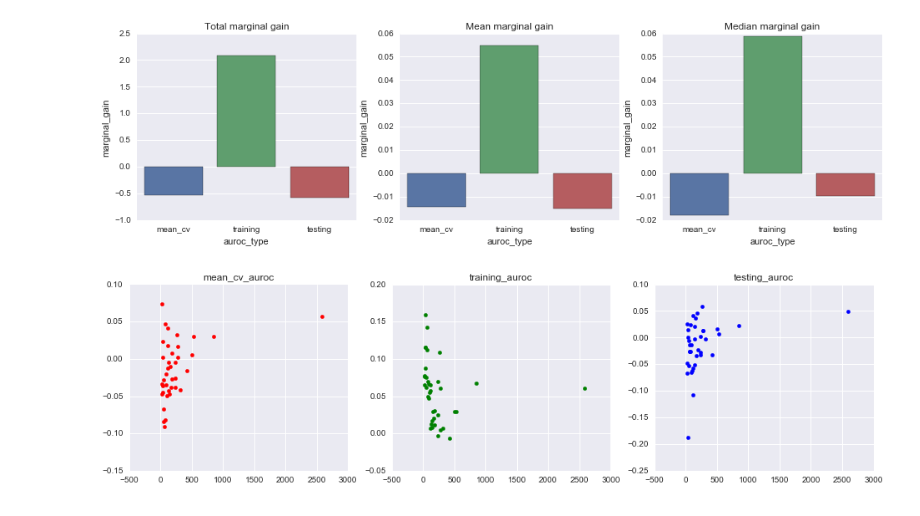
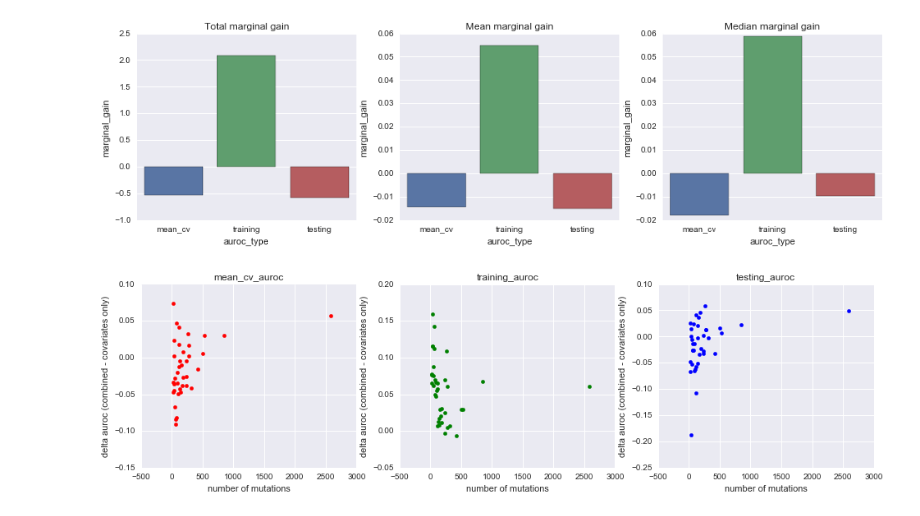
Before and after one commit to joshlevy89/machine-learning, a Jupyter notebook: explore/marginal-gain/marginal-gain-multiple-genes-mad.ipynb, the cells around one changed output. Saved outputs shown, nothing was run; the diff lists cells and outputs as text; code cells hidden in the pictures.

Commit message:
Fixed plot labels

```diff
--- a/explore/marginal-gain/marginal-gain-multiple-genes-mad.ipynb
+++ b/explore/marginal-gain/marginal-gain-multiple-genes-mad.ipynb
@@ -301,14 +301,16 @@ visualize_marginal_gain([m1,m2,m3], 'Median marginal gain',ax3)
 # %%
 # Is there a relationship between marginal gain and number of mutations?
 def visualize_marginal_vs_n_mutations(auroc_type,color,ax):
     x = np.array(all_best_estimator_aurocs_combined['n_positive_mutation']); x = x.reshape(len(x),1)
     y = np.array(diff_aurocs[auroc_type]); y = y.reshape(len(y),1)
     ax.scatter(x=x, y=y,color=color)
+    ax.set(xlabel="number of mutations")
+    ax.set(ylabel="delta auroc (combined - covariates only)")
     ax.set_title(auroc_type)
 
 f, (ax1, ax2,ax3) = plt.subplots(ncols=3, figsize=(16,4))
 visualize_marginal_vs_n_mutations('mean_cv_auroc','red',ax=ax1)
 visualize_marginal_vs_n_mutations('training_auroc','green',ax=ax2)
 visualize_marginal_vs_n_mutations('testing_auroc','blue',ax=ax3)
 # %% [output]
-[figure, old version]
+[figure, new version]
```
Also changed, not shown: parts of 5 cells of this notebook, 2 other files.
